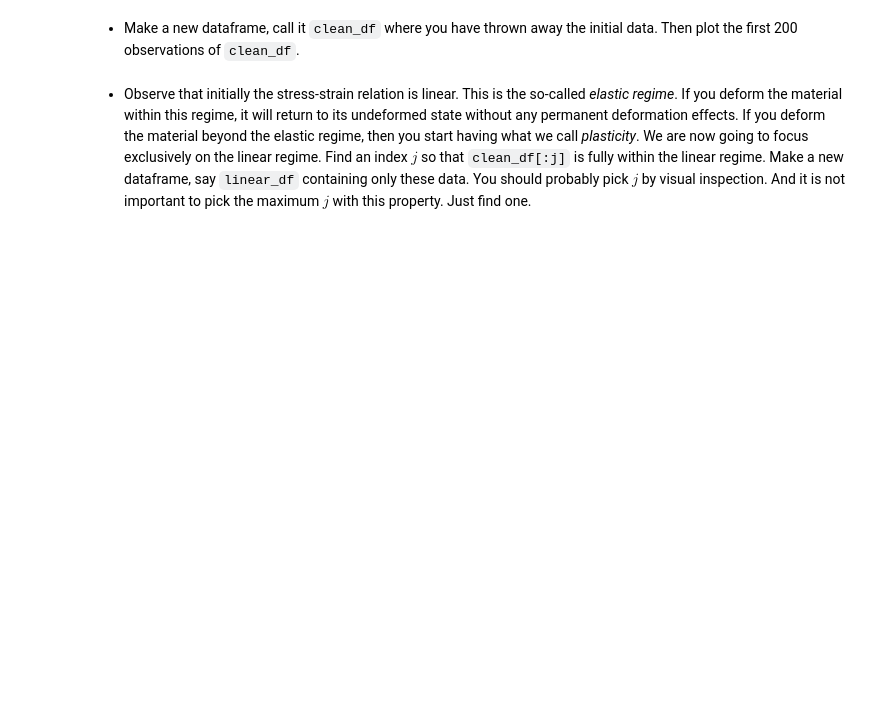
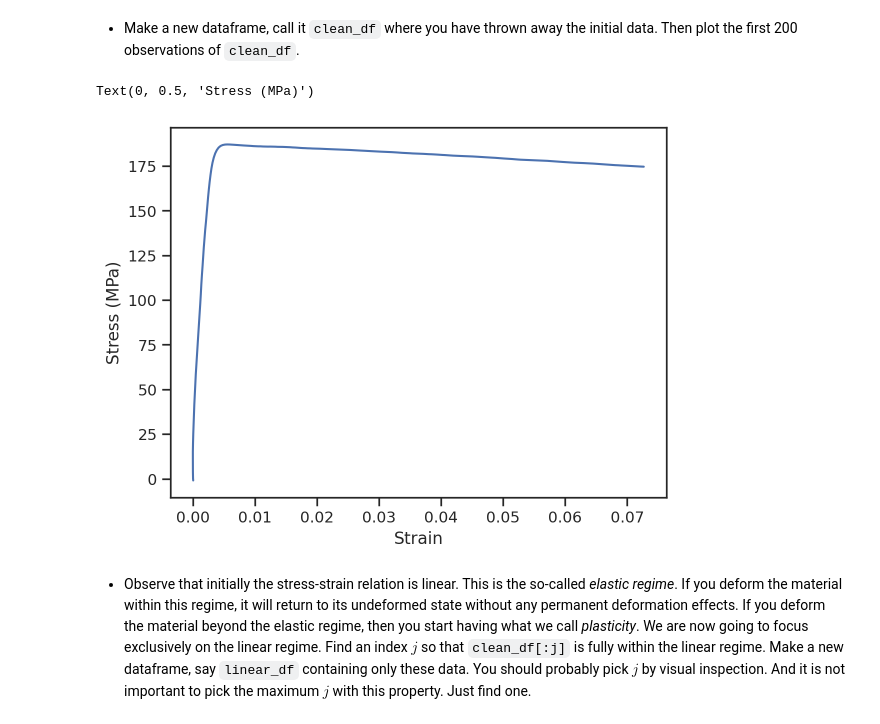
Before and after one commit to Pkuna28/homework, a Jupyter notebook: lecture05/homework_05.ipynb, the cells around one changed output. Saved outputs shown, nothing was run; the diff lists cells and outputs as text; code cells hidden in the pictures; blank space fills up the shorter version.

```diff
--- a/lecture05/homework_05.ipynb
+++ b/lecture05/homework_05.ipynb
@@ -136,6 +173,13 @@ Let's throw these observartions away. Start by finding the index $i$ for which `
 + Make a new dataframe, call it `clean_df` where you have thrown away the initial data. Then plot the first 200 observations of `clean_df`.
 # %%
 # your code here
+clean_df = df[i:]
+plt.plot(clean_df['Strain'][:200], clean_df['Stress_MPa'][:200])
+plt.xlabel('Strain')
+plt.ylabel('Stress (MPa)')
+# %% [output]
+Text(0, 0.5, 'Stress (MPa)')
+[figure, added]
 # %% [markdown]
 + Observe that initially the stress-strain relation is linear. This is the so-called *elastic regime*.
 If you deform the material within this regime, it will return to its undeformed state without any permanent deformation effects.
```
Also changed, not shown: parts of 14 cells of this notebook.
